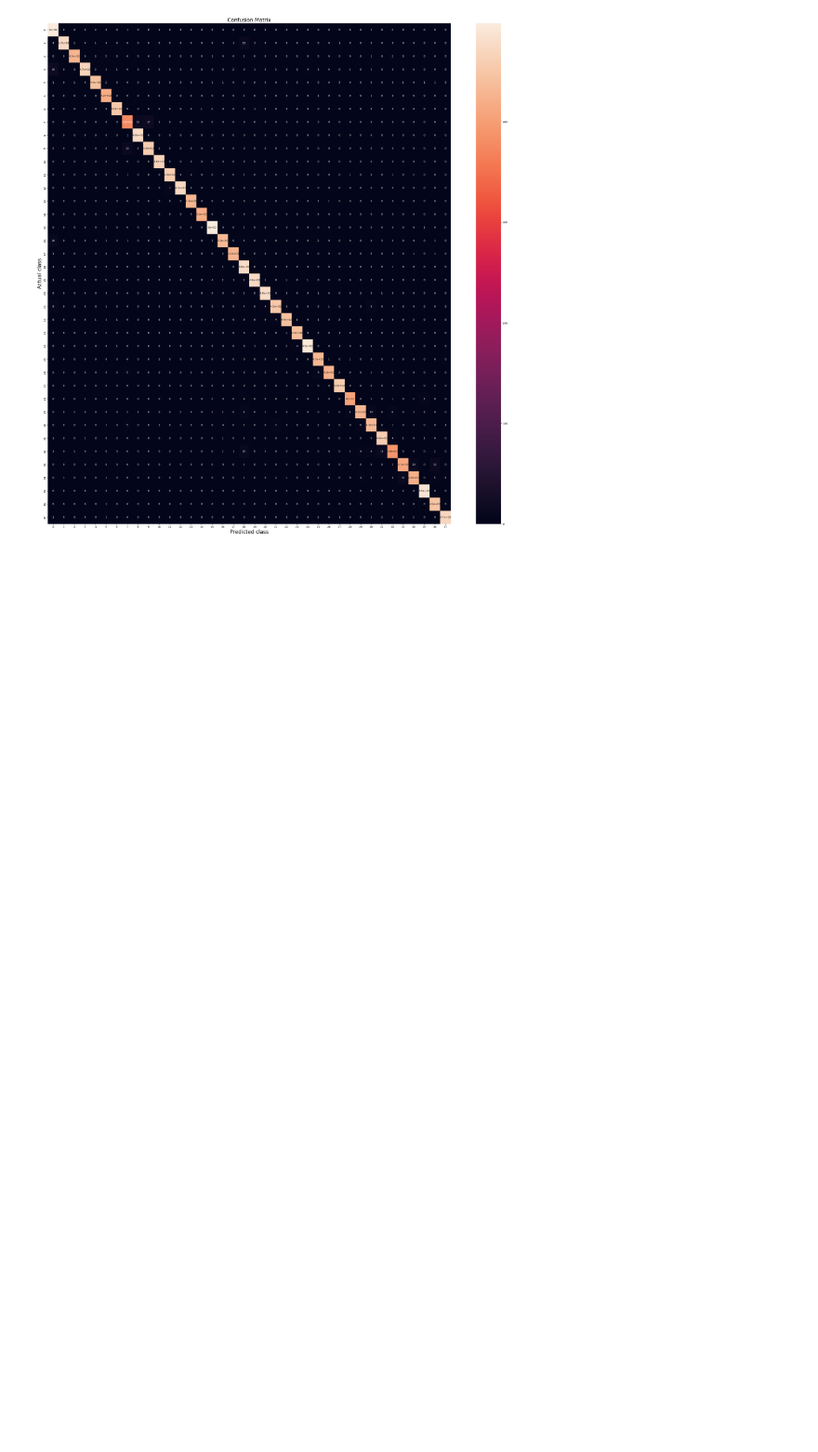
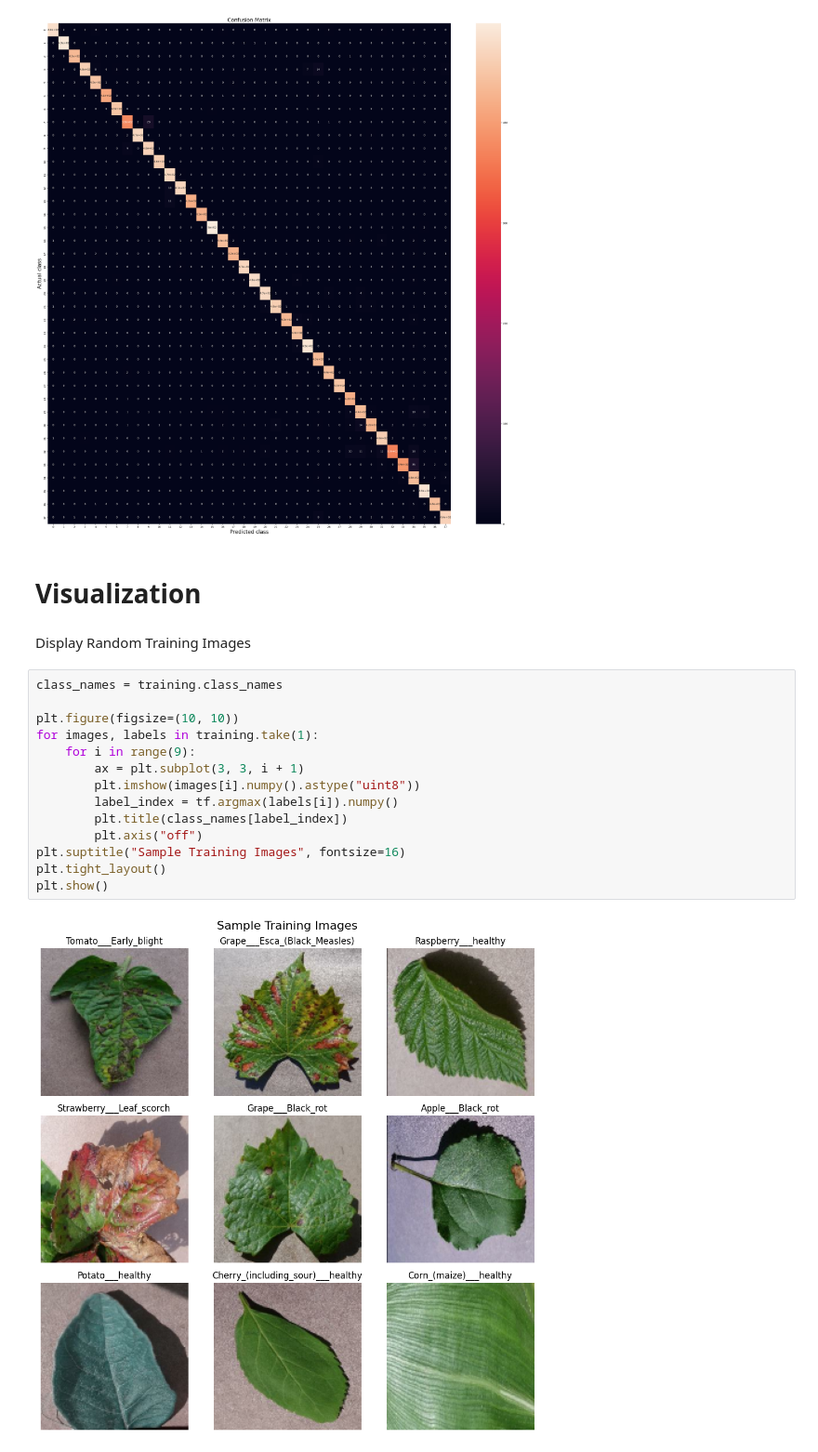
Before and after one commit to SanjaiPG/BioScan, a Jupyter notebook: Model/plantDiseaseDetection.ipynb, the cells around one changed output. Shown at 93% size. Saved outputs shown, nothing was run; the diff lists cells and outputs as text; blank space fills up the shorter version.

```diff
--- a/Model/plantDiseaseDetection.ipynb
+++ b/Model/plantDiseaseDetection.ipynb
@@ -360,3 +360,23 @@ plt.title('Confusion Matrix', fontsize = 20)
 plt.show()
 # %% [output]
 [figure]
+# %% [markdown]
+# Visualization
+# %% [markdown]
+Display Random Training Images
+# %%
+class_names = training.class_names
+
+plt.figure(figsize=(10, 10))
+for images, labels in training.take(1):
+    for i in range(9):
+        ax = plt.subplot(3, 3, i + 1)
+        plt.imshow(images[i].numpy().astype("uint8"))
+        label_index = tf.argmax(labels[i]).numpy()
+        plt.title(class_names[label_index])
+        plt.axis("off")
+plt.suptitle("Sample Training Images", fontsize=16)
+plt.tight_layout()
+plt.show()
+# %% [output]
+[figure, added]
```
Also changed, not shown: parts of 15 cells of this notebook, 1 other file.
